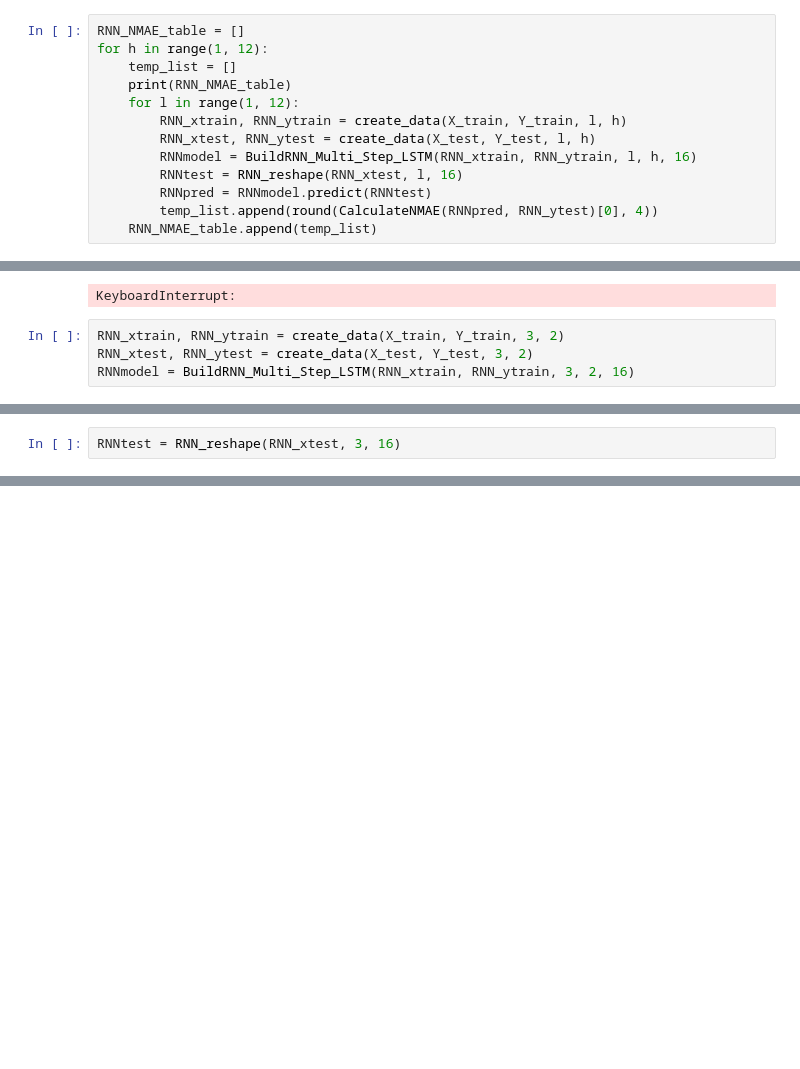
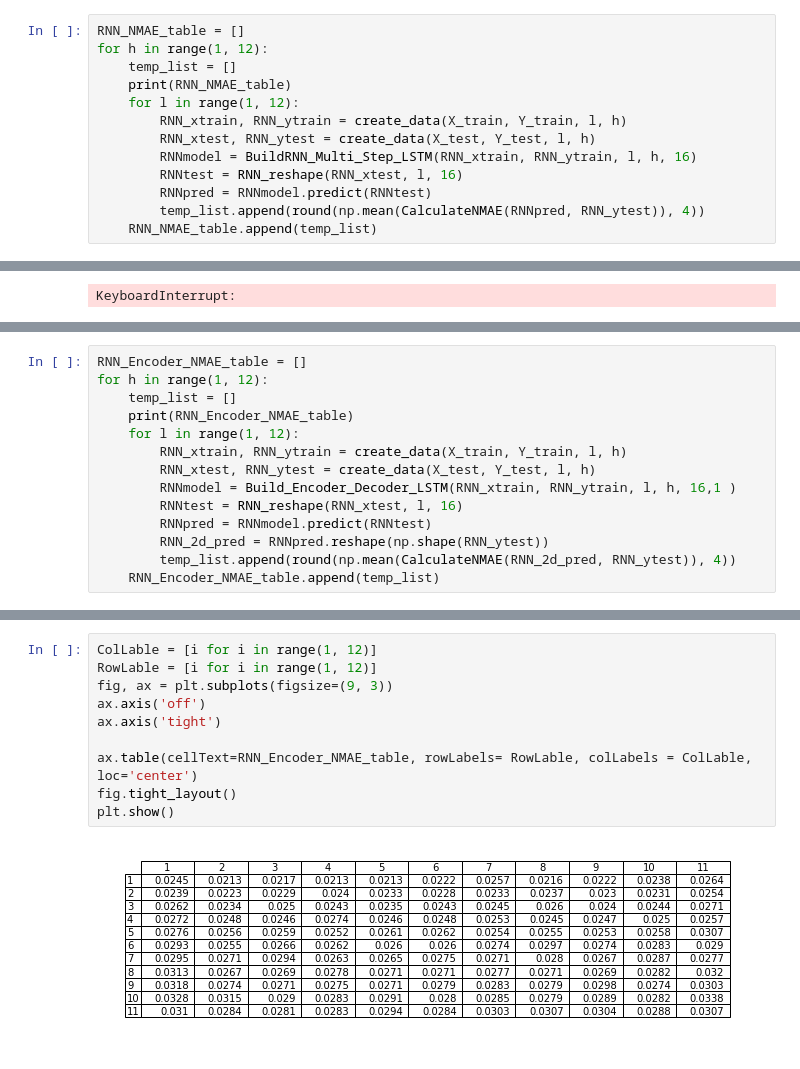
Before and after one commit to hichentang/EP2420, a Jupyter notebook: Proj2.ipynb, the cells around one changed output, grey strips where cells are left out. Drawn from its saved outputs; the diff is of its cells as text; blank space fills up the shorter version.

Commit message:
Encoder result

```diff
--- a/Proj2.ipynb
+++ b/Proj2.ipynb
@@ -375,7 +337,7 @@ for h in range(1, 12):
         RNNmodel = BuildRNN_Multi_Step_LSTM(RNN_xtrain, RNN_ytrain, l, h, 16)
         RNNtest = RNN_reshape(RNN_xtest, l, 16)
         RNNpred = RNNmodel.predict(RNNtest)
-        temp_list.append(round(CalculateNMAE(RNNpred, RNN_ytest)[0], 4))
+        temp_list.append(round(np.mean(CalculateNMAE(RNNpred, RNN_ytest)), 4))
     RNN_NMAE_table.append(temp_list)
 # %% [output]
 []
@@ -396,7 +358,3 @@ Epoch 17/50
 13542/13542 [==============================] - 7s 505us/step - loss: 23.3331
 Epoch 18/50
 KeyboardInterrupt:
-# %%
-RNN_xtrain, RNN_ytrain = create_data(X_train, Y_train, 3, 2)
-RNN_xtest, RNN_ytest = create_data(X_test, Y_test, 3, 2)
-RNNmodel = BuildRNN_Multi_Step_LSTM(RNN_xtrain, RNN_ytrain, 3, 2, 16)
@@ -411,2 +360,0 @@ Epoch 3/50
-# %%
-RNNtest = RNN_reshape(RNN_xtest, 3, 16)
@@ -420,0 +361,14 @@ dtype: float64
+# %%
+RNN_Encoder_NMAE_table = []
+for h in range(1, 12):
+    temp_list = []
+    print(RNN_Encoder_NMAE_table)
+    for l in range(1, 12):
+        RNN_xtrain, RNN_ytrain = create_data(X_train, Y_train, l, h)
+        RNN_xtest, RNN_ytest = create_data(X_test, Y_test, l, h)
+        RNNmodel = Build_Encoder_Decoder_LSTM(RNN_xtrain, RNN_ytrain, l, h, 16,1 )
+        RNNtest = RNN_reshape(RNN_xtest, l, 16)
+        RNNpred = RNNmodel.predict(RNNtest)
+        RNN_2d_pred = RNNpred.reshape(np.shape(RNN_ytest))
+        temp_list.append(round(np.mean(CalculateNMAE(RNN_2d_pred, RNN_ytest)), 4))
+    RNN_Encoder_NMAE_table.append(temp_list)
@@ -420,0 +393,12 @@ dtype: float64
+# %%
+ColLable = [i for i in range(1, 12)]
+RowLable = [i for i in range(1, 12)]
+fig, ax = plt.subplots(figsize=(9, 3))
+ax.axis('off')
+ax.axis('tight')
+
+ax.table(cellText=RNN_Encoder_NMAE_table, rowLabels= RowLable, colLabels = ColLable, loc='center')
+fig.tight_layout()
+plt.show()
+# %% [output]
+[figure, added]
```
Also changed, not shown: parts of 12 cells of this notebook.
